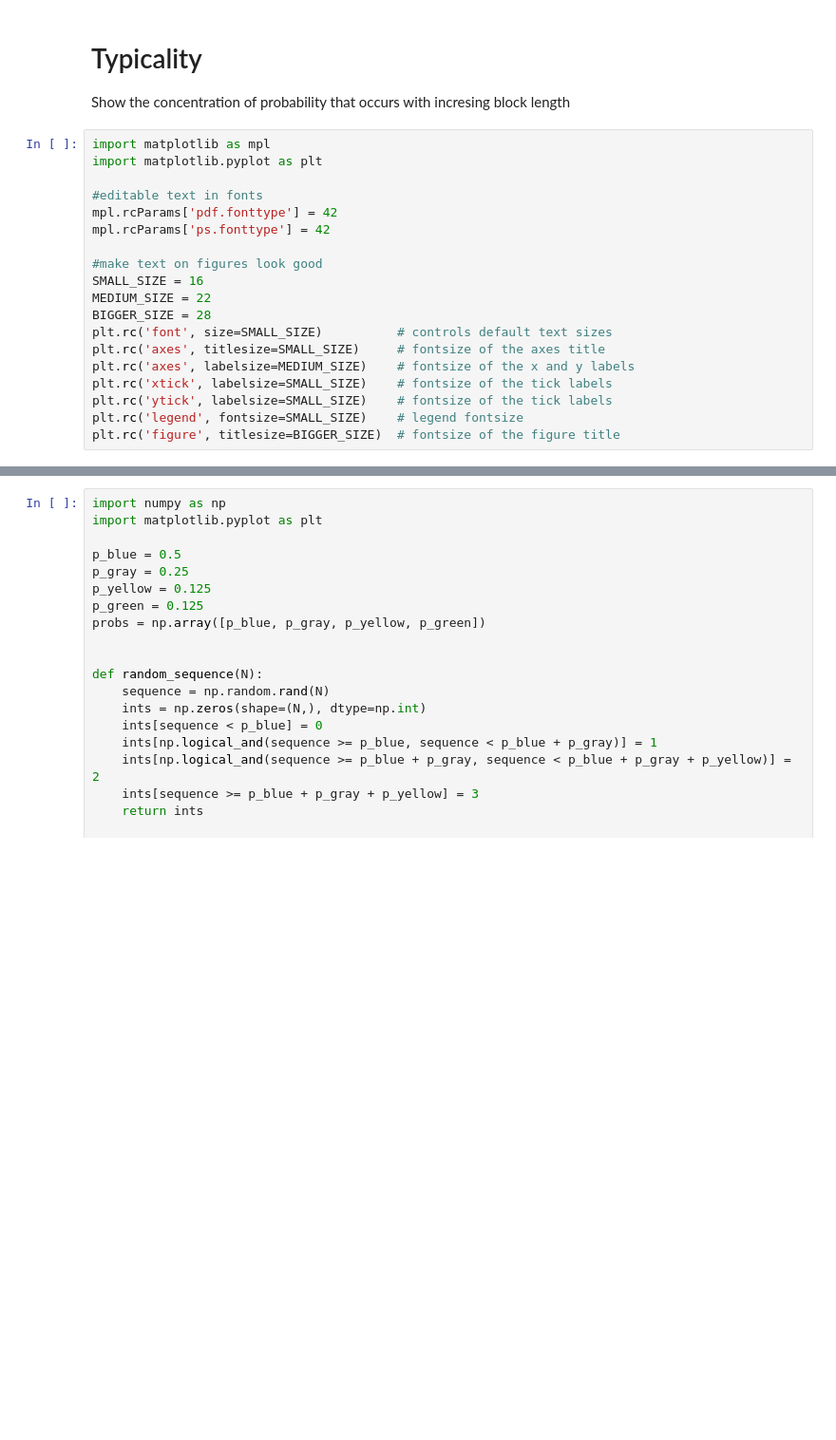
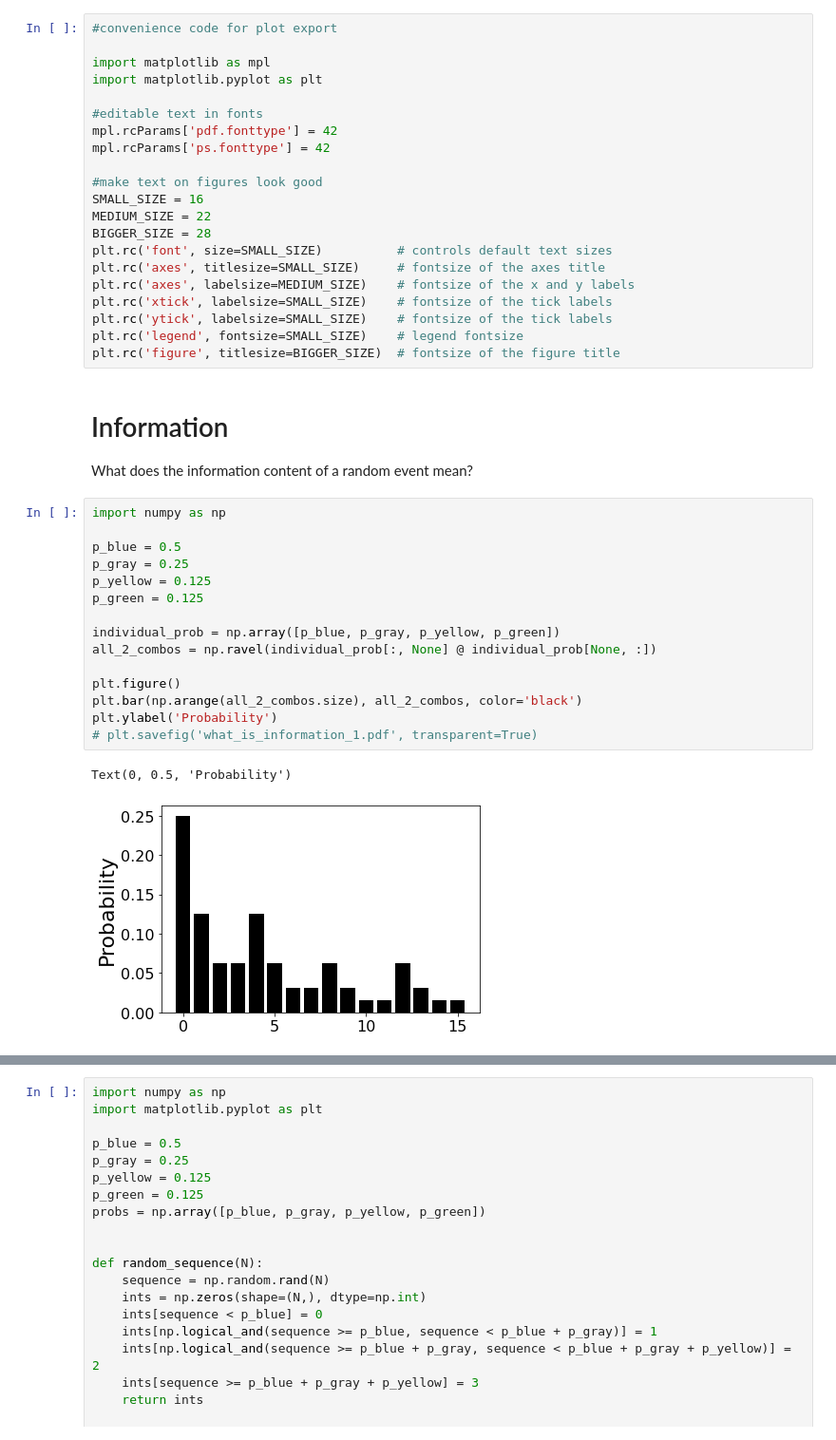
Before and after one commit to henrypinkard/VisualInformationTheory, a Jupyter notebook: Info_theory_basics.ipynb, the cells around one changed output, grey strips where cells are left out. Shown at 95% size. Cells and saved outputs as stored; diff of their text form; blank space fills up the shorter version.

```diff
--- a/Info_theory_basics.ipynb
+++ b/Info_theory_basics.ipynb
@@ -1,7 +1,6 @@
-# %% [markdown]
-# Typicality
-Show the concentration of probability that occurs with incresing block length
 # %%
+#convenience code for plot export
+
 import matplotlib as mpl
 import matplotlib.pyplot as plt
 
@@ -20,3 +19,24 @@ plt.rc('xtick', labelsize=SMALL_SIZE)    # fontsize of the tick labels
 plt.rc('ytick', labelsize=SMALL_SIZE)    # fontsize of the tick labels
 plt.rc('legend', fontsize=SMALL_SIZE)    # legend fontsize
 plt.rc('figure', titlesize=BIGGER_SIZE)  # fontsize of the figure title
+# %% [markdown]
+# Information
+What does the information content of a random event mean?
+# %%
+import numpy as np
+
+p_blue = 0.5
+p_gray = 0.25
+p_yellow = 0.125
+p_green = 0.125
+
+individual_prob = np.array([p_blue, p_gray, p_yellow, p_green])
+all_2_combos = np.ravel(individual_prob[:, None] @ individual_prob[None, :])
+
+plt.figure()
+plt.bar(np.arange(all_2_combos.size), all_2_combos, color='black')
+plt.ylabel('Probability')
+# plt.savefig('what_is_information_1.pdf', transparent=True)
+# %% [output]
+Text(0, 0.5, 'Probability')
+[figure, added]
```
Also changed, not shown: parts of 11 cells of this notebook.
